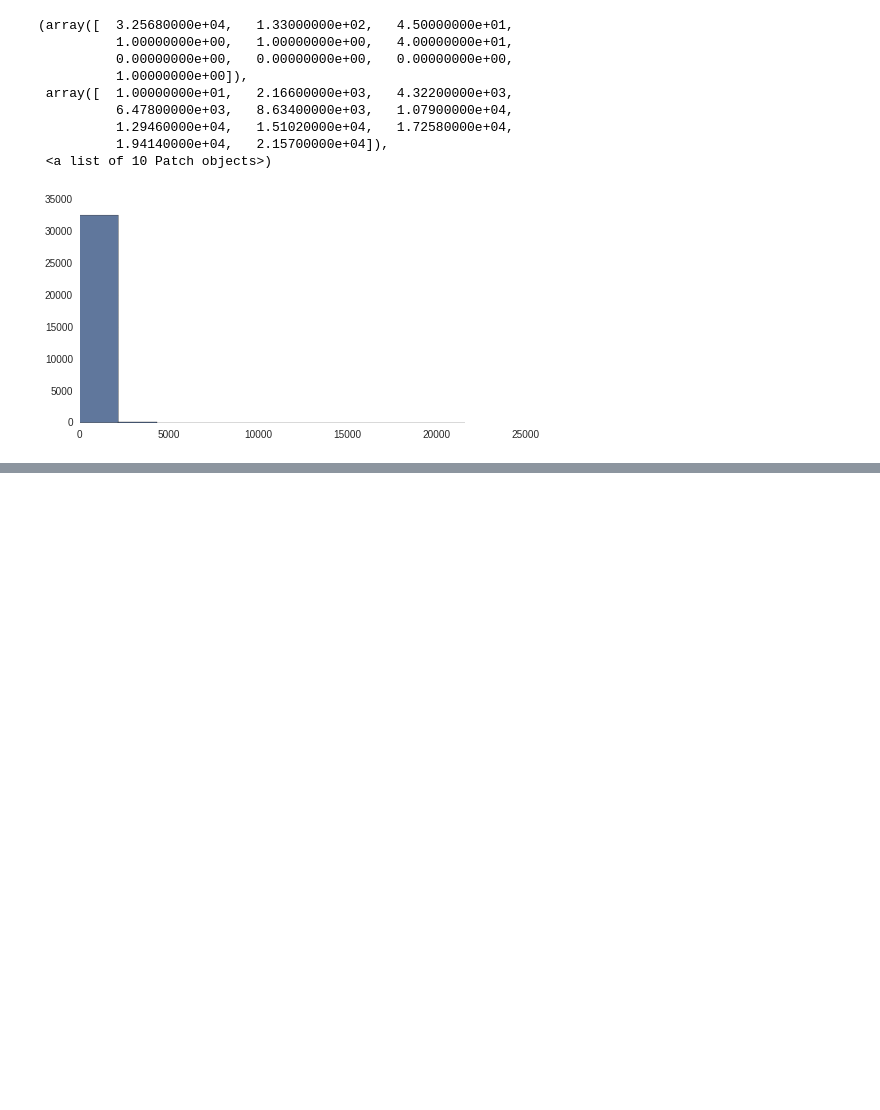
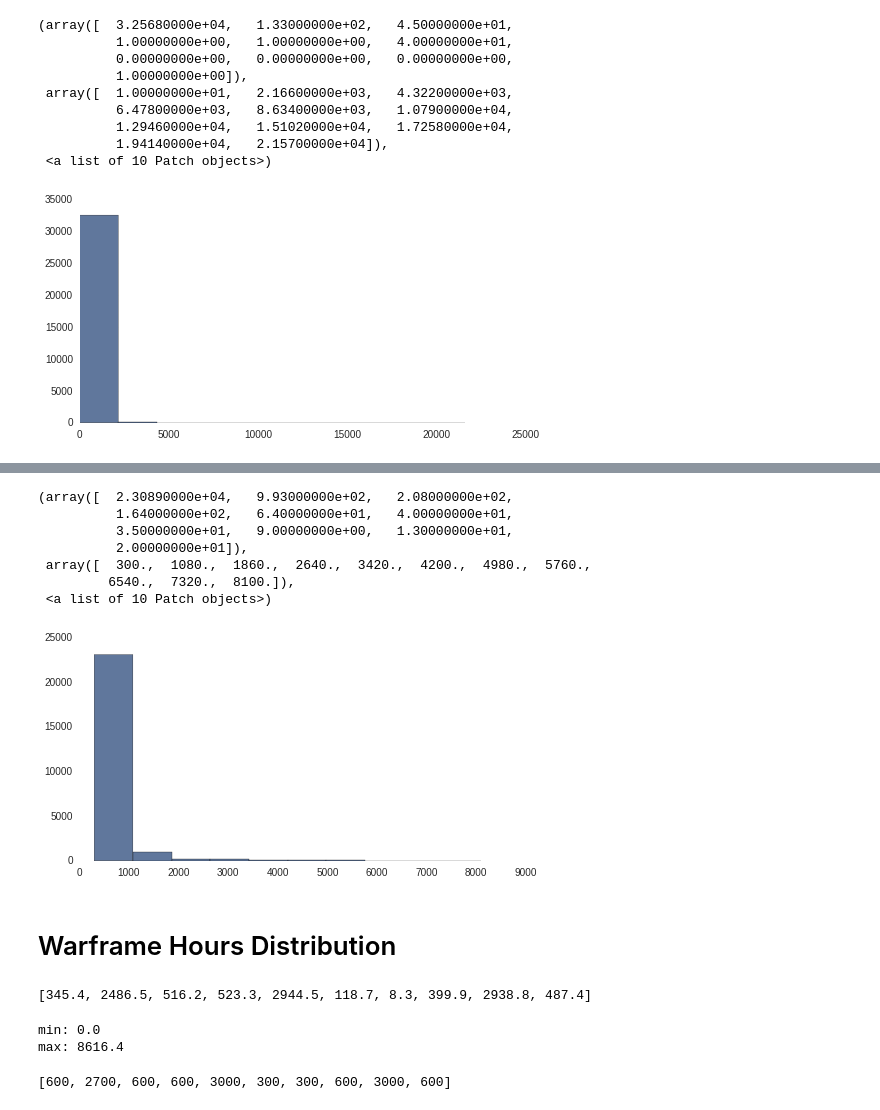
Before and after one commit to mulhod/reviewer_experience_prediction, a Jupyter notebook: ipython_notebooks/Exploring_Review_Data_JM.ipynb, the cells around one changed output, grey strips where cells are left out. Cells and saved outputs as stored; diff of their text form; code cells hidden in the pictures; blank space fills up the shorter version.

```diff
--- a/ipython_notebooks/Exploring_Review_Data_JM.ipynb
+++ b/ipython_notebooks/Exploring_Review_Data_JM.ipynb
@@ -563,0 +566,4 @@ plt.hist(rounded_hours_series)
+# %%
+# So, let's first get all of the reviews for the game with the smallest amount of
+# review data, i.e., Football Manager 2015 (not including GTAV)
+reviews = get_reviews_for_game('data/Warframe.txt')
@@ -563,0 +586,5 @@ plt.hist(rounded_hours_series)
+# %%
+# Let's measure the lengths of each review using a "list comprehension"
+lengths = [len(review['review']) for review in reviews]
+# Let's print out the first 10 lengths, just to see what we're working with
+lengths[:10]
@@ -563,0 +604,9 @@ plt.hist(rounded_hours_series)
+# %%
+# Let's try to make a list of rounded length values where we round to the nearest
+# 300 (I know, that's a pretty strange kind of thing to do)
+from math import ceil
+# We can do this by diving each length by 300, then rounding up, then multiplyig by 300
+rounded_lengths = [ceil(l/300)*300 for l in lengths]
+print('original lengths (first 10):          {}\nrounded lengths (to the nearest 300): {}'.format(
+    lengths[:10],
+    rounded_lengths[:10]))
@@ -563,0 +623,4 @@ plt.hist(rounded_hours_series)
+# %%
+import pandas as pd
+rounded_length_series = pd.Series(rounded_lengths)
+rounded_length_series.value_counts()
@@ -563,0 +648,34 @@ plt.hist(rounded_hours_series)
+# %%
+%matplotlib inline
+import pandas as pd
+import seaborn as sns
+import matplotlib.pyplot as plt
+sns.set_palette("deep", desat=.6)
+sns.set_context(rc={"figure.figsize": (8, 4)})
+plt.hist(rounded_length_series)
+# %% [output]
+(array([  2.30890000e+04,   9.93000000e+02,   2.08000000e+02,
+          1.64000000e+02,   6.40000000e+01,   4.00000000e+01,
+          3.50000000e+01,   9.00000000e+00,   1.30000000e+01,
+          2.00000000e+01]),
+ array([  300.,  1080.,  1860.,  2640.,  3420.,  4200.,  4980.,  5760.,
+         6540.,  7320.,  8100.]),
+ <a list of 10 Patch objects>)
+[figure, added]
+# %% [markdown]
+# Warframe Hours Distribution
+# %%
+hours = [review['hours'] for review in reviews]
+hours[:10]
+# %% [output]
+[345.4, 2486.5, 516.2, 523.3, 2944.5, 118.7, 8.3, 399.9, 2938.8, 487.4]
+# %%
+print("min: {}\nmax: {}".format(min(hours), max(hours)))
+# %% [output]
+min: 0.0
+max: 8616.4
+# %%
+rounded_hours = [ceil(h/300)*300 for h in hours]
+rounded_hours[:10]
+# %% [output]
+[600, 2700, 600, 600, 3000, 300, 300, 600, 3000, 600]
```
Also changed, not shown: parts of 13 cells of this notebook, 1 other file.
